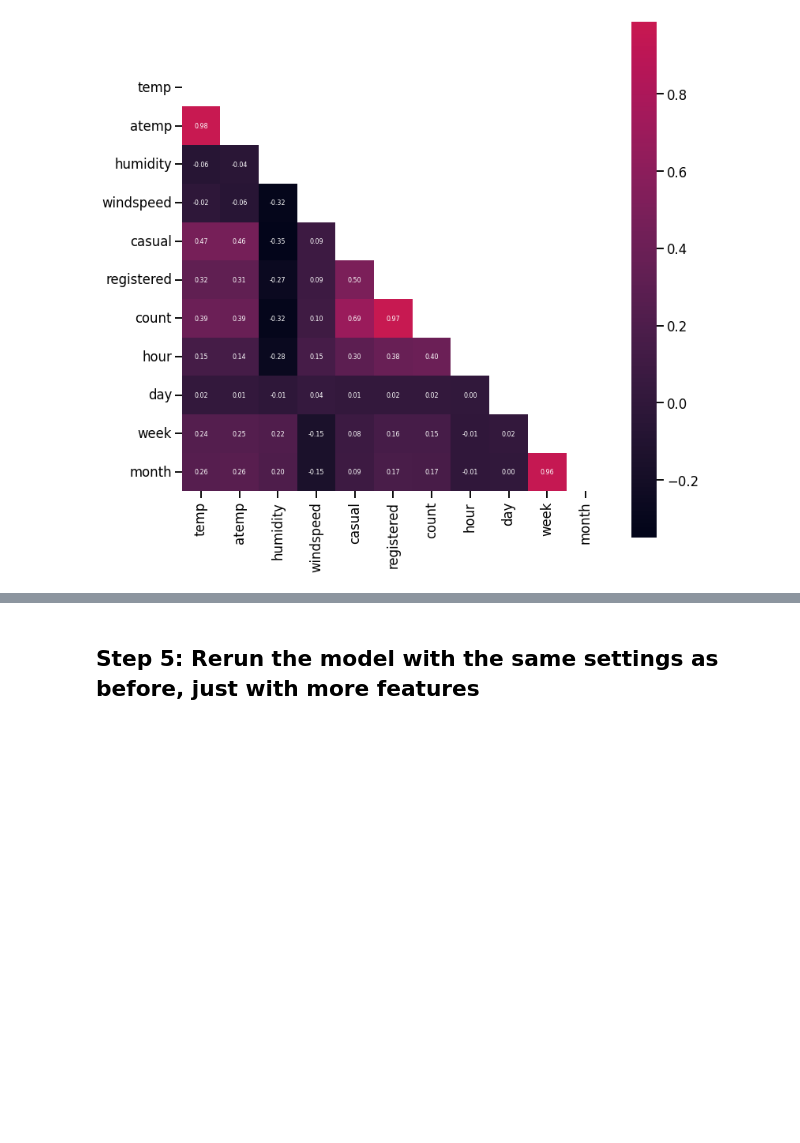
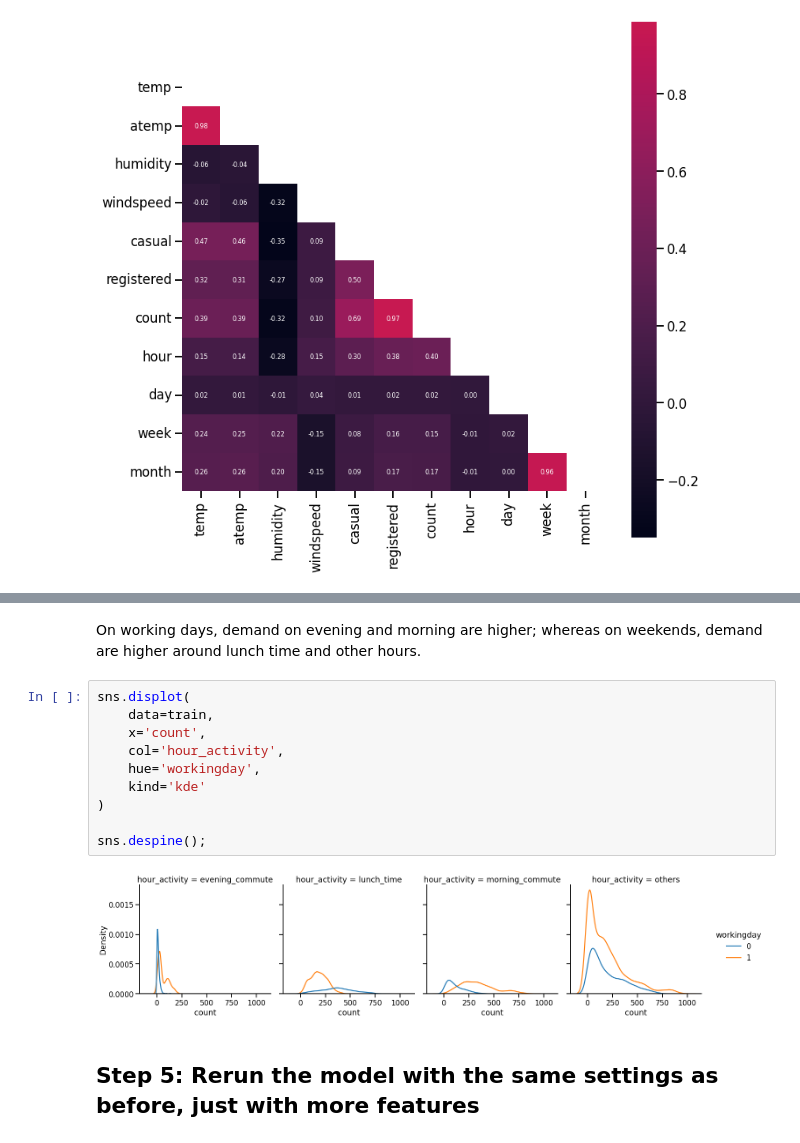
Before and after one commit to elvyna/udacity-aws-mle-nanodegree, a Jupyter notebook: project01-bike-sharing-demand-prediction/project-notebook.ipynb, the cells around one changed output, grey strips where cells are left out. Saved outputs shown, nothing was run; the diff lists cells and outputs as text; blank space fills up the shorter version.

```diff
--- a/project01-bike-sharing-demand-prediction/project-notebook.ipynb
+++ b/project01-bike-sharing-demand-prediction/project-notebook.ipynb
@@ -492,3 +511,17 @@ sns.heatmap(
+# %% [markdown]
+On working days, demand on evening and morning are higher; whereas on weekends, demand are higher around lunch time and other hours.
+# %%
+sns.displot(
+    data=train,
+    x='count',
+    col='hour_activity',
+    hue='workingday',
+    kind='kde'
+)
+
+sns.despine();
+# %% [output]
+[figure, added]
 # %% [markdown]
 ## Step 5: Rerun the model with the same settings as before, just with more features
 # %%
```
Also changed, not shown: parts of 5 cells of this notebook, 3 other files.
